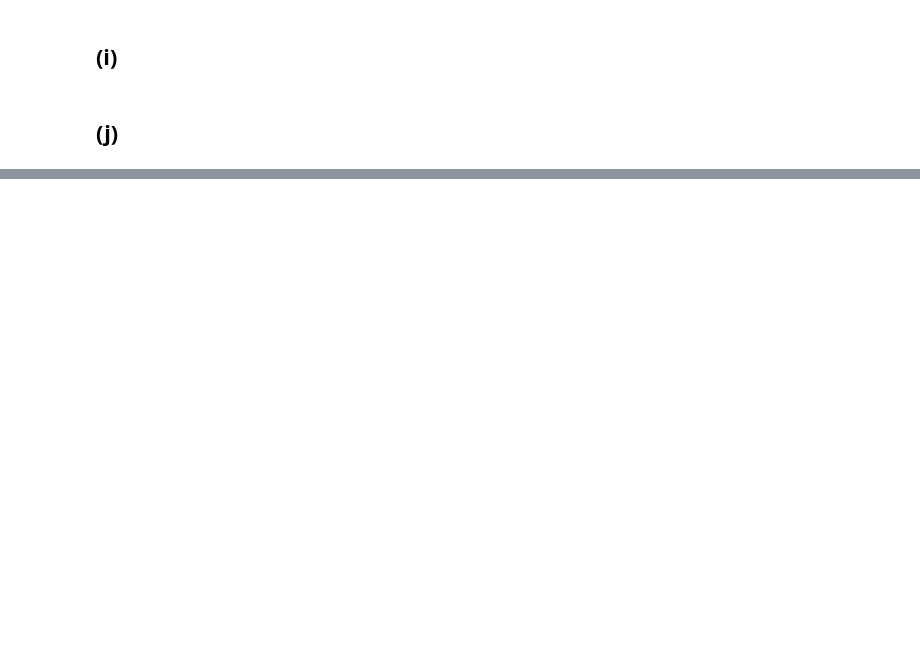
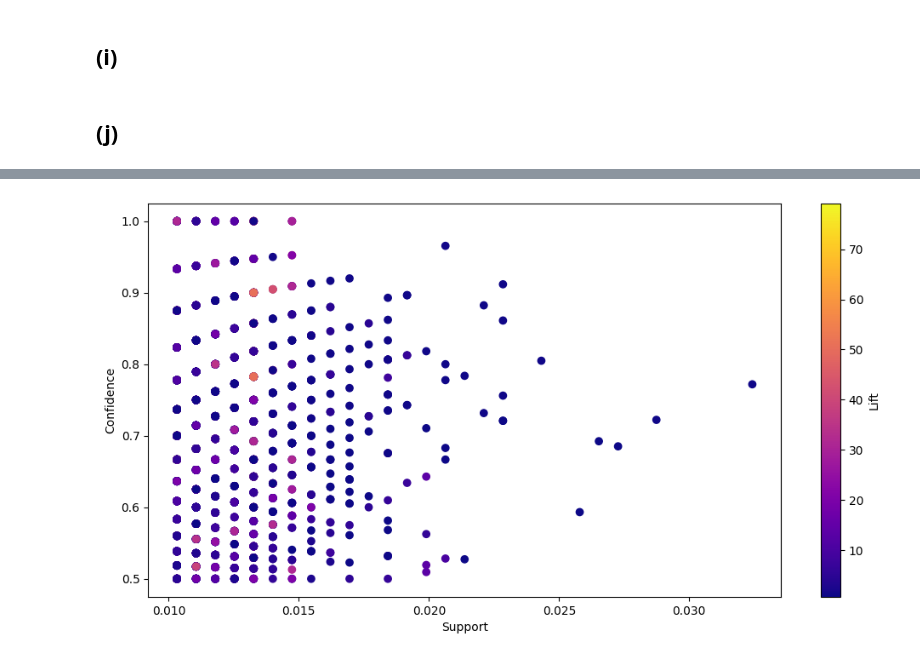
Before and after one commit to FahimehFereydounian/Introduction-to-DS, a Jupyter notebook: Assignment 2/01_frequent_itemsets_and_association_rules.ipynb, the cells around one changed output, grey strips where cells are left out. Cells and saved outputs as stored; diff of their text form; code cells hidden in the pictures; blank space fills up the shorter version.

```diff
--- a/Assignment 2/01_frequent_itemsets_and_association_rules.ipynb
+++ b/Assignment 2/01_frequent_itemsets_and_association_rules.ipynb
@@ -401,3 +401,25 @@ Name: 795, dtype: object
 ## (j)
 # %%
 # Your code here
+# (2 points) Filter your discovered association rules such that antecedent and consequent form a maximal frequent itemset.
+
+# Combine antecedents and consequents into a single set to check maximality
+rules['combined_itemsets'] = rules.apply(
+    lambda row: row['antecedents'] | row['consequents'], axis=1
+)
+
+# Identify maximal frequent rules
+rules['is_maximal'] = rules['combined_itemsets'].apply(
+    lambda itemset: not any(
+        (itemset < other_itemset)
+        for other_itemset in frequent_itemsets['itemsets']
+    )
+)
+# Create the maximal_frequent_rules DataFrame
+maximal_frequent_rules = rules[
+    rules['is_maximal']
+]
+
+# Display the association rules and their support and confidence values in descending order of confidence
+maximal_frequent_rules = maximal_frequent_rules[['antecedents', 'consequents', 'support', 'confidence', 'lift']]
+print(maximal_frequent_rules)
@@ -403,0 +441,10 @@ Name: 795, dtype: object
+# %%
+# Provide the same scatter plot as above, but now only including the filtered association rules.
+plt.figure(figsize=(12, 6))
+plt.scatter(maximal_frequent_rules['support'], maximal_frequent_rules['confidence'], c=maximal_frequent_rules['lift'], cmap='plasma')
+plt.xlabel('Support')
+plt.ylabel('Confidence')
+plt.colorbar().set_label('Lift')
+plt.show()
+# %% [output]
+[figure, added]
```
Also changed, not shown: parts of 8 cells of this notebook.
